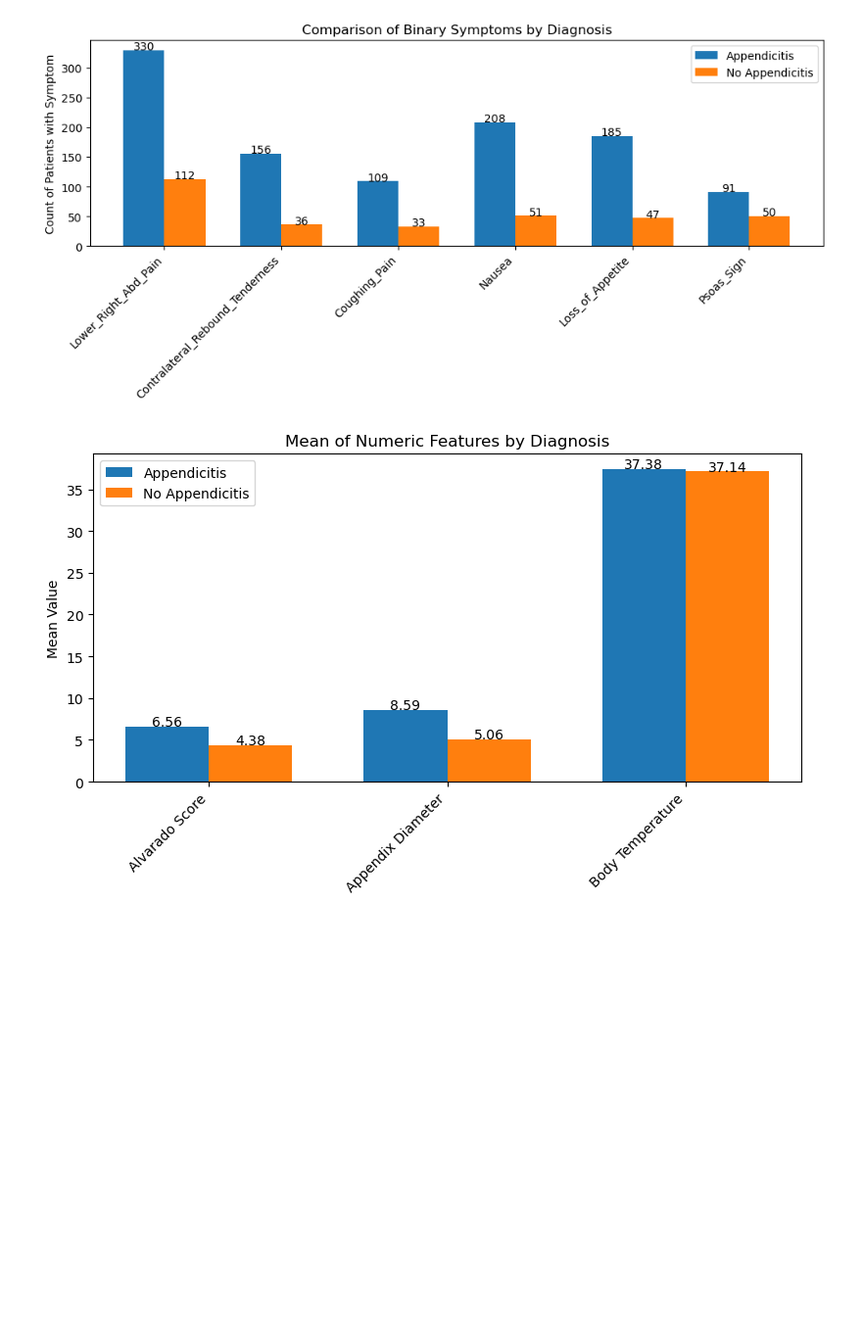
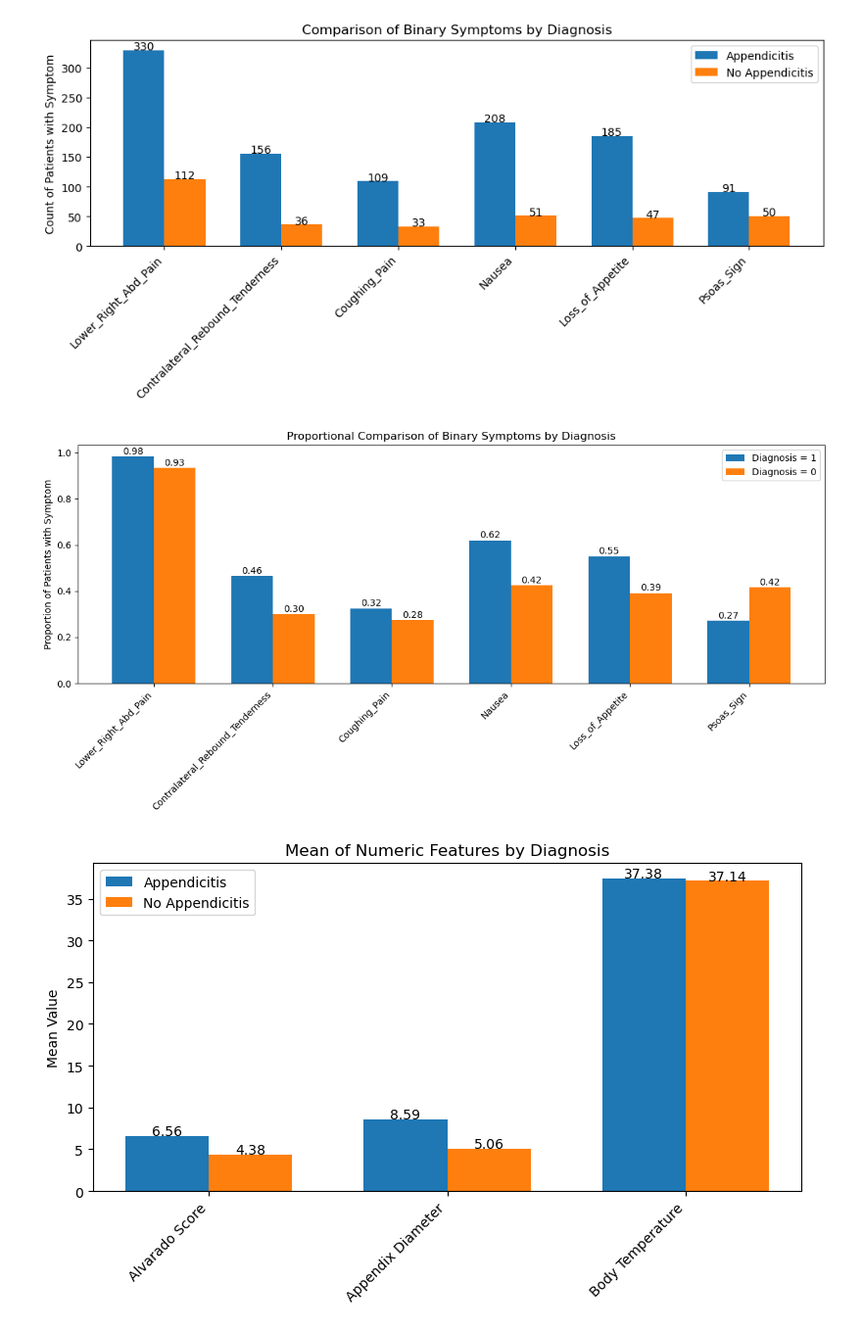
Before and after one commit to danieldema/appendicitis_analysis, a Jupyter notebook: app_analysis.ipynb, the cells around one changed output. Shown: that part at 98% size. Cells and saved outputs as stored; diff of their text form; code cells hidden in the pictures; blank space fills up the shorter version.

Commit message:
added bar graphs for proportional comparison of binary symptoms, ranges of numeric features

```diff
--- a/app_analysis.ipynb
+++ b/app_analysis.ipynb
@@ -210,6 +210,32 @@ plt.tight_layout()
 plt.show()
 # %% [output]
 [figure]
+# %%
+group1_bmeans = group1[binary_features].mean()
+group2_bmeans = group2[binary_features].mean()
+
+x = np.arange(len(binary_features))
+width = 0.35
+
+fig, ax = plt.subplots(figsize=(12, 6))
+bars1 = ax.bar(x - width/2, group1_bmeans, width, label='Diagnosis = 1')
+bars2 = ax.bar(x + width/2, group2_bmeans, width, label='Diagnosis = 0')
+
+# Labels
+ax.set_ylabel('Proportion of Patients with Symptom')
+ax.set_title('Proportional Comparison of Binary Symptoms by Diagnosis')
+ax.set_xticks(x)
+ax.set_xticklabels(binary_features, rotation=45, ha='right')
+ax.legend()
+
+for i in range(len(binary_features)):
+    ax.text(x[i] - width/2, group1_bmeans[i] + 0.01, f'{group1_bmeans[i]:.2f}', ha='center')
+    ax.text(x[i] + width/2, group2_bmeans[i] + 0.01, f'{group2_bmeans[i]:.2f}', ha='center')
+
+plt.tight_layout()
+plt.show()
+# %% [output]
+[figure, added]
 # %%
 numeric_features = ['Alvarado_Score', 'Appendix_Diameter', 'Body_Temperature']
 
```
Also changed, not shown: parts of 1 cell of this notebook.
